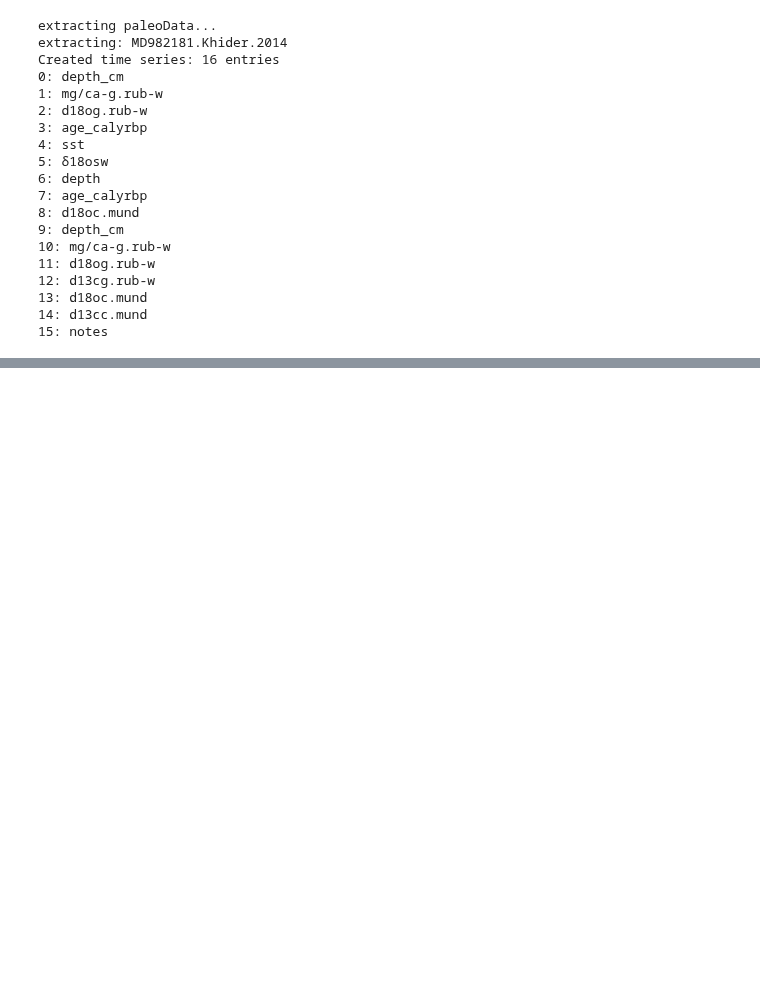
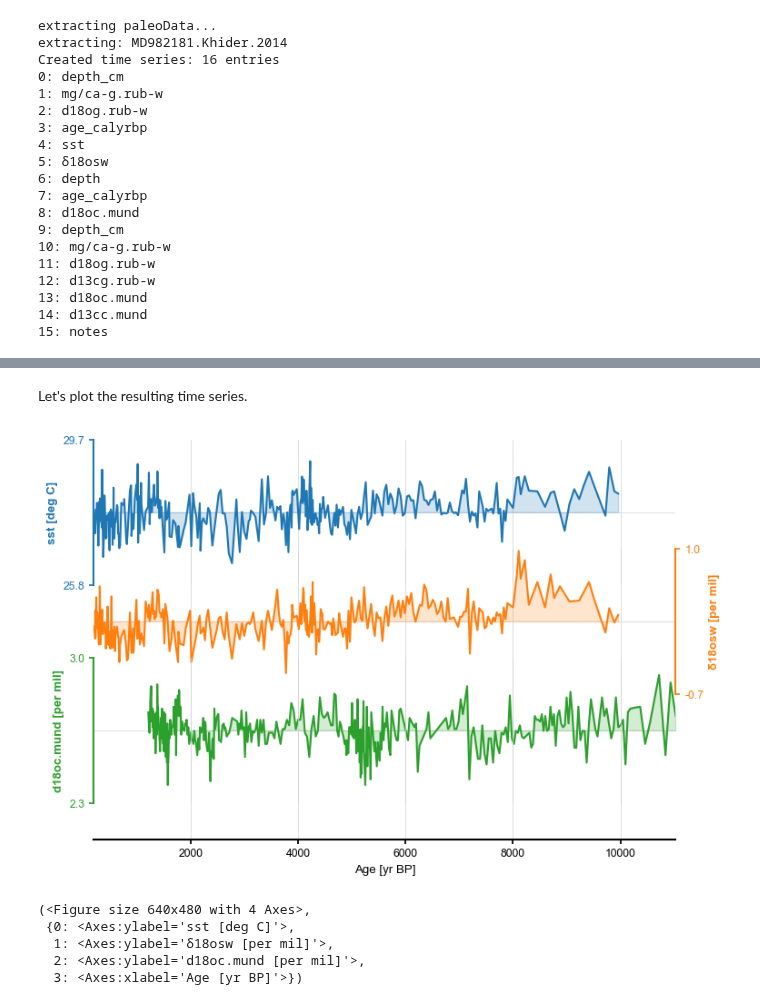
Before and after one commit to LinkedEarth/PyleoclimPaper, a Jupyter notebook: MarineSediment TimeSeries Analysis/Sea, Sun, and Python.ipynb, the cells around one changed output, grey strips where cells are left out. Drawn from its saved outputs; the diff is of its cells as text; code cells hidden in the pictures; blank space fills up the shorter version.

```diff
--- a/MarineSediment TimeSeries Analysis/Sea, Sun, and Python.ipynb
+++ b/MarineSediment TimeSeries Analysis/Sea, Sun, and Python.ipynb
@@ -68,0 +94,4 @@ ms.stackplot()
+# %%
+sst = D.to_LipdSeries(number=4)
+d18Osw = D.to_LipdSeries(number=5)
+mund = D.to_LipdSeries(number=8)
@@ -68,0 +108,13 @@ ms.stackplot()
+# %% [markdown]
+Let's plot the resulting time series.
+# %%
+#Create a multiple series objects
+ms = pyleo.MultipleSeries([sst,d18Osw,mund])
+ms.stackplot(labels=None)
+# %% [output]
+[figure, added]
+(<Figure size 640x480 with 4 Axes>,
+ {0: <Axes:ylabel='sst [deg C]'>,
+  1: <Axes:ylabel='δ18osw [per mil]'>,
+  2: <Axes:ylabel='d18oc.mund [per mil]'>,
+  3: <Axes:xlabel='Age [yr BP]'>})
```
Also changed, not shown: parts of 50 cells of this notebook, 17 other files.
